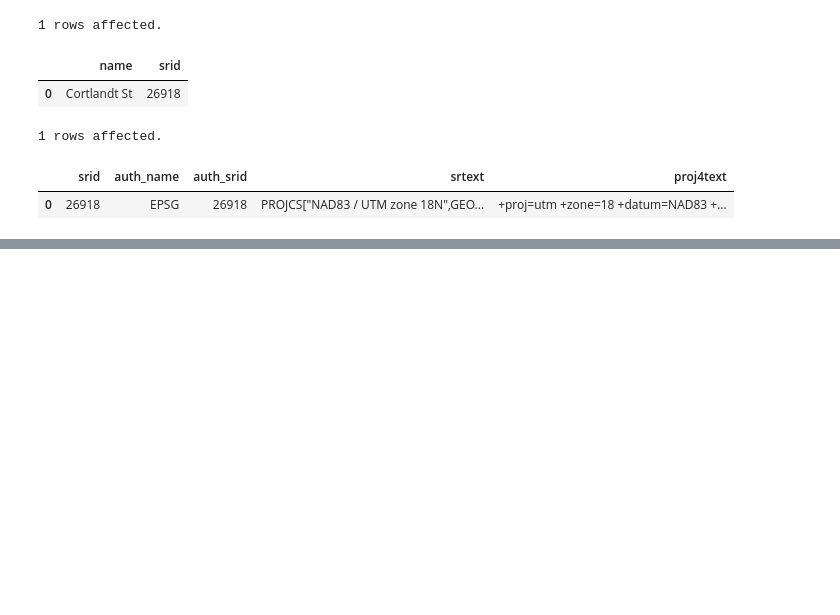
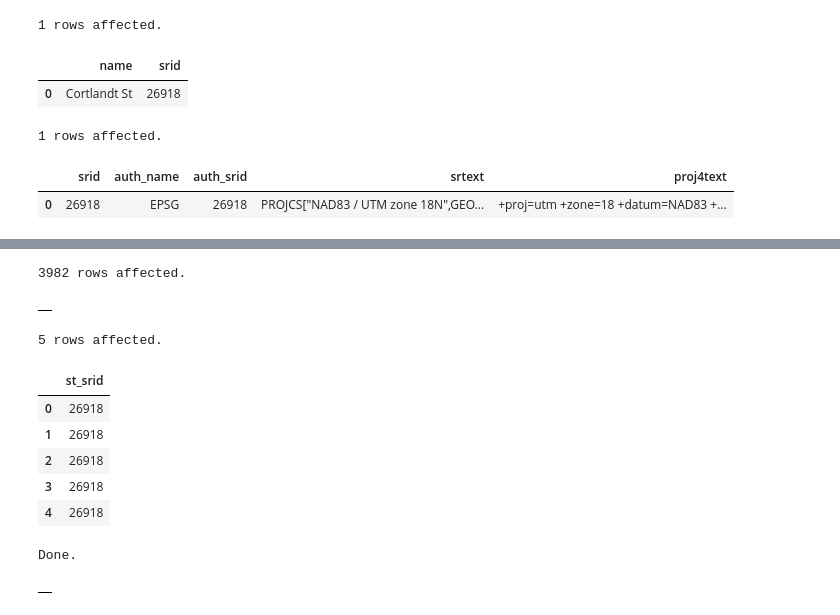
Before and after one commit to Vikash-exe/SQL, a Jupyter notebook: PostgreSQL.ipynb, the cells around one changed output, grey strips where cells are left out. Drawn from its saved outputs; the diff is of its cells as text; code cells hidden in the pictures; blank space fills up the shorter version.

```diff
--- a/PostgreSQL.ipynb
+++ b/PostgreSQL.ipynb
@@ -474,0 +532,30 @@ WHERE srid = 26918;
+# %%
+%%sql
+UPDATE nyc_homicides
+SET geom = ST_SetSRID(geom, 26918);
+# %% [output]
+3982 rows affected.
+|  |
+# %%
+%%sql
+SELECT ST_SRID(geom)
+FROM nyc_homicides
+LIMIT 5;
+# %% [output]
+5 rows affected.
+|  | st_srid |
+| 0 | 26918 |
+| 1 | 26918 |
+| 2 | 26918 |
+| 3 | 26918 |
+| 4 | 26918 |
+# %%
+%%sql
+--to set srid in database metadata too
+ALTER TABLE nyc_homicides
+ALTER COLUMN geom
+TYPE geometry(Point,26918)
+USING ST_SetSRID(geom,26918);
+# %% [output]
+Done.
+|  |
```
Also changed, not shown: parts of 8 cells of this notebook.
